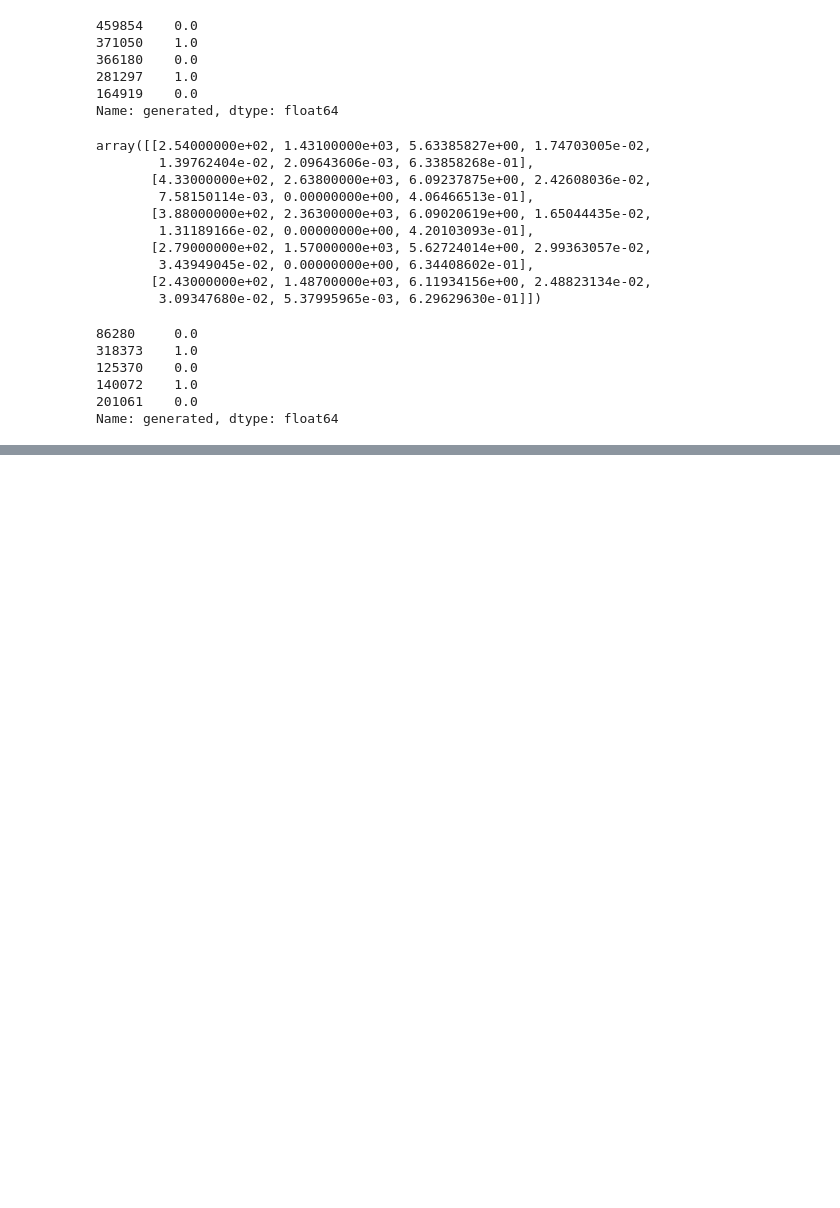
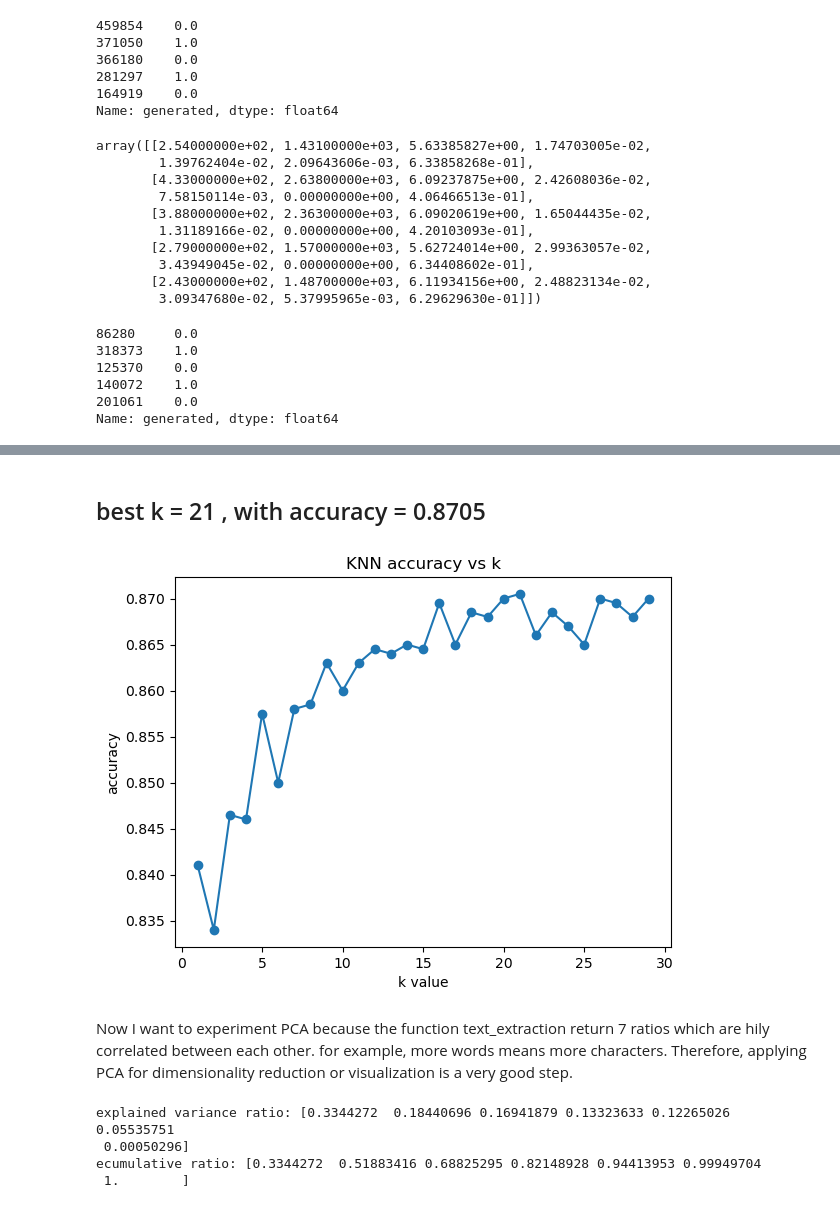
Before and after one commit to ErjonXhani/ai-vs-human-text-detection-INM701, a Jupyter notebook: intro to ai new dataset.ipynb, the cells around one changed output, grey strips where cells are left out. Drawn from its saved outputs; the diff is of its cells as text; code cells hidden in the pictures; blank space fills up the shorter version.

```diff
--- a/intro to ai new dataset.ipynb
+++ b/intro to ai new dataset.ipynb
@@ -173,3 +173,27 @@ weighted avg       0.85      0.85      0.85      2000
 
 confusion matrix: [[888 112]
  [190 810]]
+# %%
+from sklearn.preprocessing import StandardScaler
+
+scaler = StandardScaler()
+X_train_scaled = scaler.fit_transform(X_train_new_f)
+X_test_scaled = scaler.transform(X_test_new_f)
+# %%
+from sklearn.neighbors import KNeighborsClassifier
+
+k_values = range(1, 30)   # we test different k value
+accuracy_array = []
+
+for k in k_values:
+    knn = KNeighborsClassifier(n_neighbors=k)
+    knn.fit(X_train_scaled, y_train)
+    y_pred = knn.predict(X_test_scaled)
+    acc = accuracy_score(y_test, y_pred)
+    accuracy_array.append(acc )
+    print(f"k = {k}, accuracy = {acc:.4f}")
+
+# find the best k
+best_k = k_values[accuracy_array.index(max(accuracy_array))]
+best_acc = max(accuracy_array)
+print("best k =", best_k, ", with accuracy = " , best_acc)
@@ -175,0 +218,33 @@ confusion matrix: [[888 112]
+# %% [markdown]
+## best k = 21 , with accuracy =  0.8705
+# %%
+import matplotlib.pyplot as plt
+
+plt.plot(k_values, accuracy_array, marker='o')
+plt.xlabel("k value")
+plt.ylabel("accuracy")
+plt.title("KNN accuracy vs k")
+plt.show()
+# %% [output]
+[figure, added]
+# %% [markdown]
+Now I want to experiment PCA because the function text_extraction return 7 ratios which are hily correlated between each other. for example, more words means more characters. Therefore, applying PCA for dimensionality reduction or visualization is a very good step.
+# %%
+from sklearn.decomposition import PCA
+
+# maintain all 7 dimentions from the output of text_extraction
+pca = PCA(n_components = 7)
+pca.fit(X_train_scaled)
+
+
+variance_ratio = pca.explained_variance_ratio_
+
+print("explained variance ratio:", variance_ratio)
+
+cumulative = np.cumsum(variance_ratio)
+print("ecumulative ratio:", cumulative)
+# %% [output]
+explained variance ratio: [0.3344272  0.18440696 0.16941879 0.13323633 0.12265026 0.05535751
+ 0.00050296]
+ecumulative ratio: [0.3344272  0.51883416 0.68825295 0.82148928 0.94413953 0.99949704
+ 1.        ]
```
Also changed, not shown: parts of 8 cells of this notebook.
